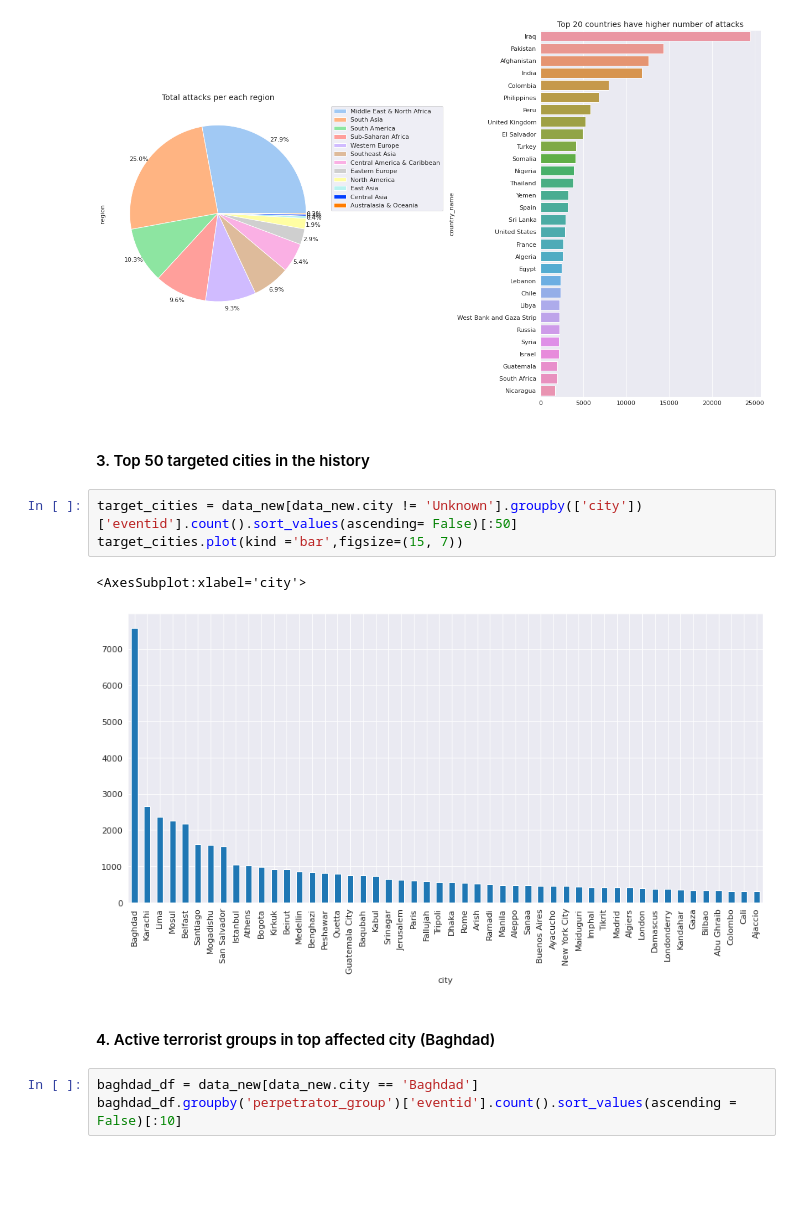
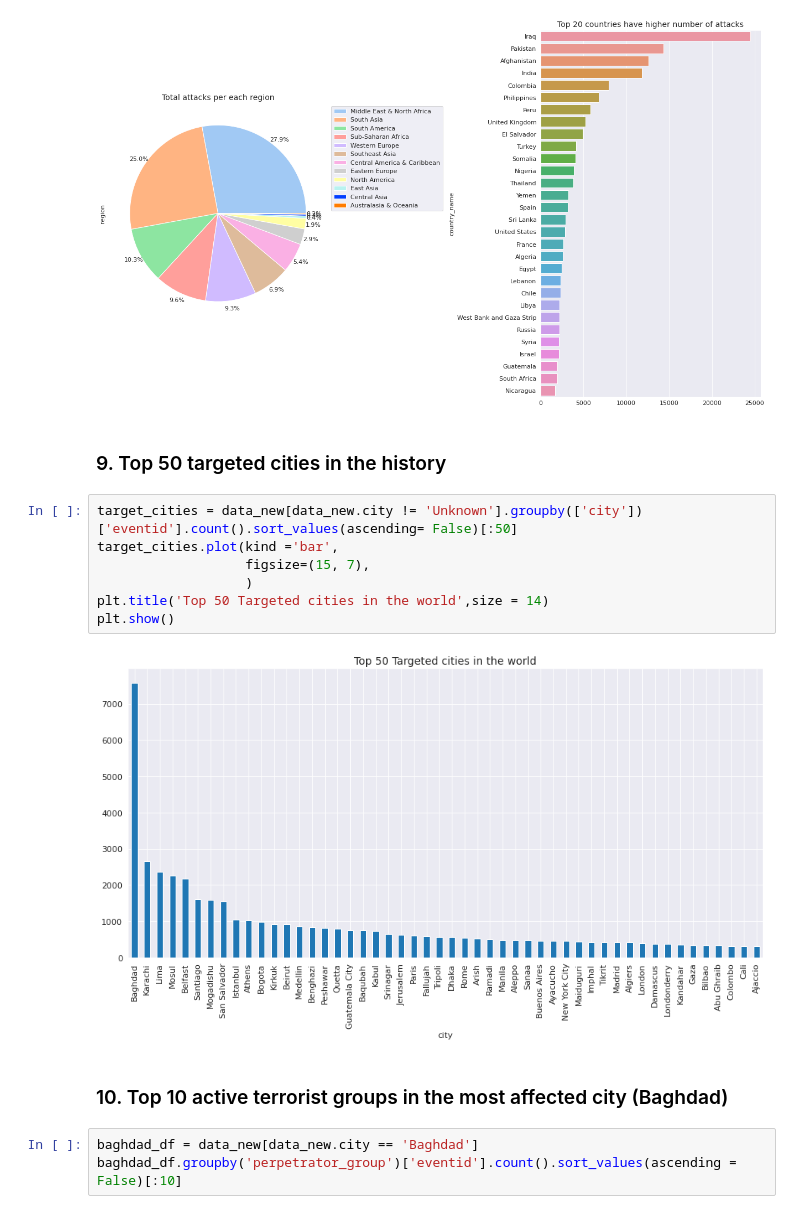
Before and after one commit to JozJozmin/GTD-, a Jupyter notebook: global-terrorism-analysis-capstone-project-ipynb.ipynb, the cells around one changed output. Cells and saved outputs as stored; diff of their text form; blank space fills up the shorter version.

```diff
--- a/global-terrorism-analysis-capstone-project-ipynb.ipynb
+++ b/global-terrorism-analysis-capstone-project-ipynb.ipynb
@@ -620,15 +639,18 @@ plt.show()
 # %% [output]
 [figure]
 # %% [markdown]
-#### 3. Top 50 targeted cities in the history
+### 9. Top 50 targeted cities in the history
 # %%
 target_cities = data_new[data_new.city != 'Unknown'].groupby(['city'])['eventid'].count().sort_values(ascending= False)[:50]
-target_cities.plot(kind ='bar',figsize=(15, 7))
+target_cities.plot(kind ='bar',
+                   figsize=(15, 7),
+                   )
+plt.title('Top 50 Targeted cities in the world',size = 14)
+plt.show()
 # %% [output]
-<AxesSubplot:xlabel='city'>
-[figure, old version]
+[figure, new version]
 # %% [markdown]
-#### 4. Active terrorist groups in top affected city (Baghdad)
+### 10. Top 10 active terrorist groups in the most affected city (Baghdad)
 # %%
 baghdad_df = data_new[data_new.city == 'Baghdad']
 baghdad_df.groupby('perpetrator_group')['eventid'].count().sort_values(ascending = False)[:10]
```
Also changed, not shown: parts of 28 cells of this notebook.
